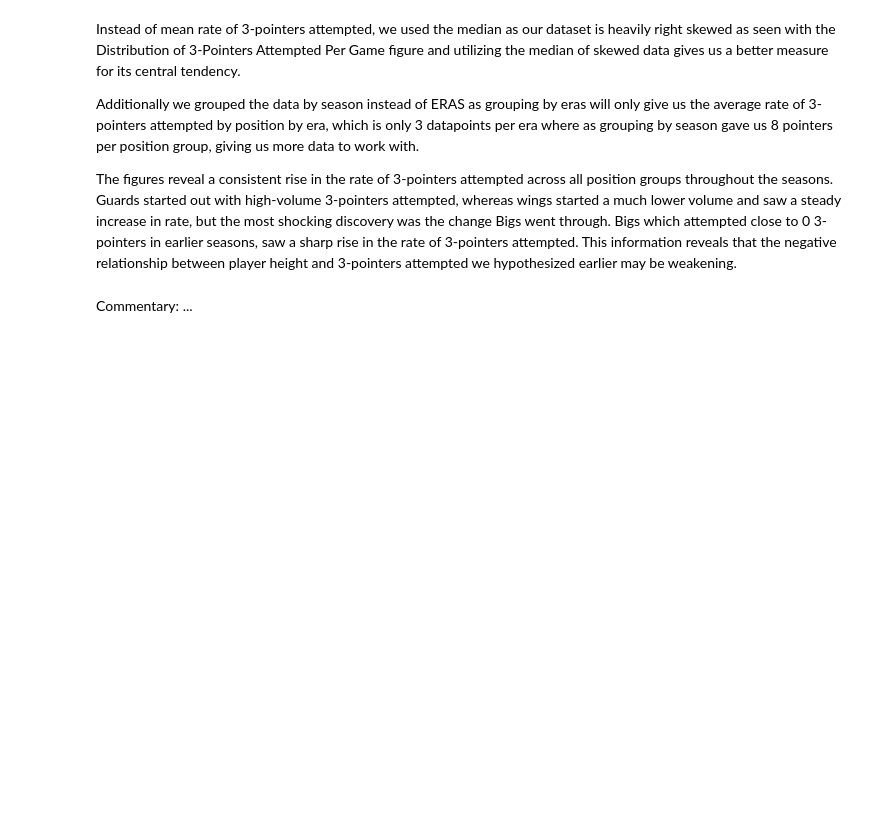
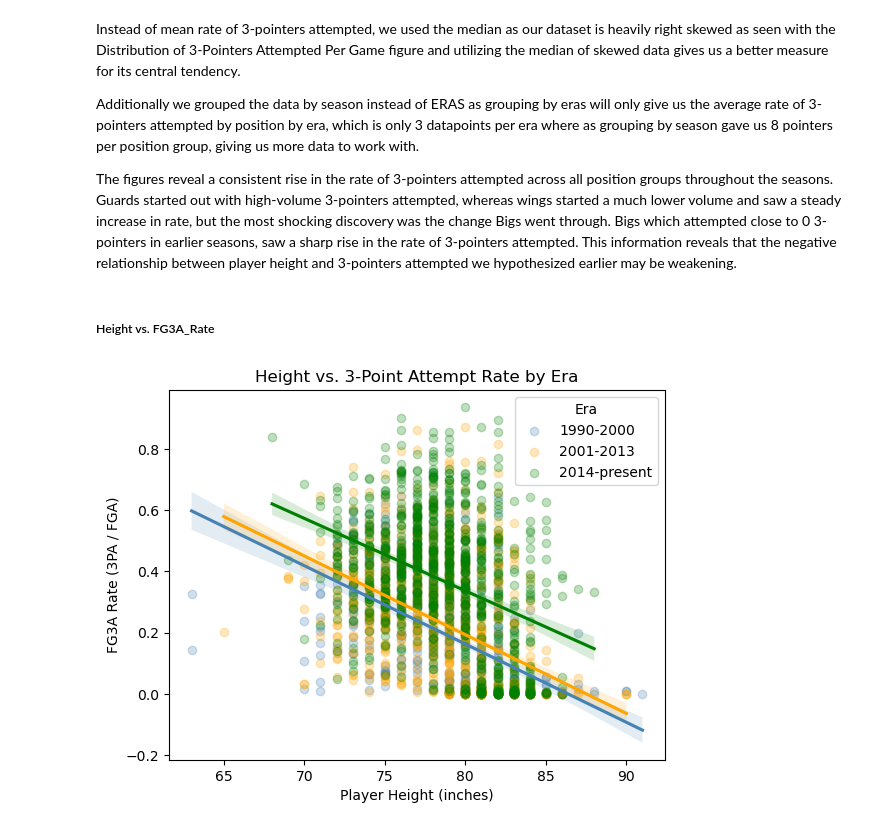
Before and after one commit to COGS108/Group058_WI26, a Jupyter notebook: 02-EDACheckpoint.ipynb, the cells around one changed output. Drawn from its saved outputs; the diff is of its cells as text; code cells hidden in the pictures; blank space fills up the shorter version.

```diff
--- a/02-EDACheckpoint.ipynb
+++ b/02-EDACheckpoint.ipynb
@@ -525,5 +526,19 @@ Instead of mean rate of 3-pointers attempted, we used the median as our dataset
 Additionally we grouped the data by season instead of ERAS as grouping by eras will only give us the average rate of 3-pointers attempted by position by era, which is only 3 datapoints per era where as grouping by season gave us 8 pointers per position group, giving us more data to work with.
 
 The figures reveal a consistent rise in the rate of 3-pointers attempted across all position groups throughout the seasons. Guards started out with high-volume 3-pointers attempted, whereas wings started a much lower volume and saw a steady increase in rate, but the most shocking discovery was the change Bigs went through. Bigs which attempted close to 0 3-pointers in earlier seasons, saw a sharp rise in the rate of 3-pointers attempted. This information reveals that the negative relationship between player height and 3-pointers attempted we hypothesized earlier may be weakening.
-# %% [markdown]
-Commentary: ...
+# %% [markdown]
+##### Height vs. FG3A_Rate
+# %%
+colors = {'1990-2000': 'steelblue', '2001-2013': 'orange', '2014-present': 'green'}
+for era in ['1990-2000', '2001-2013', '2014-present']:
+    data = wrangled_df[wrangled_df['ERA'] == era]
+    plt.scatter(data['HEIGHT_IN'], data['FG3A_RATE'], label=era, color=palette[era], alpha= 0.25)
+    sns.regplot(data=data, x='HEIGHT_IN', y='FG3A_RATE',scatter=False, color=palette[era])
+
+plt.title('Height vs. 3-Point Attempt Rate by Era')
+plt.xlabel('Player Height (inches)')
+plt.ylabel('FG3A Rate (3PA / FGA)')
+plt.legend(title='Era')
+plt.show()
+# %% [output]
+[figure, added]
```
Also changed, not shown: parts of 5 cells of this notebook.
